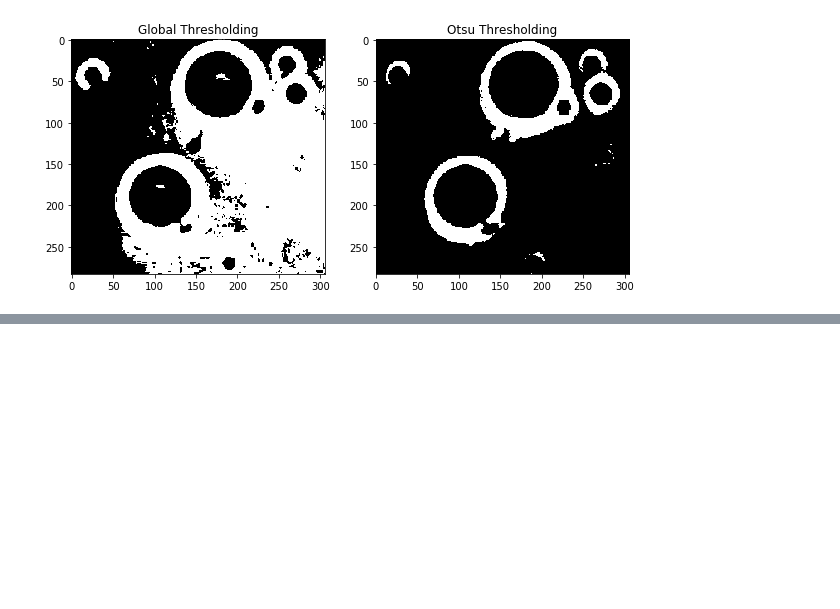
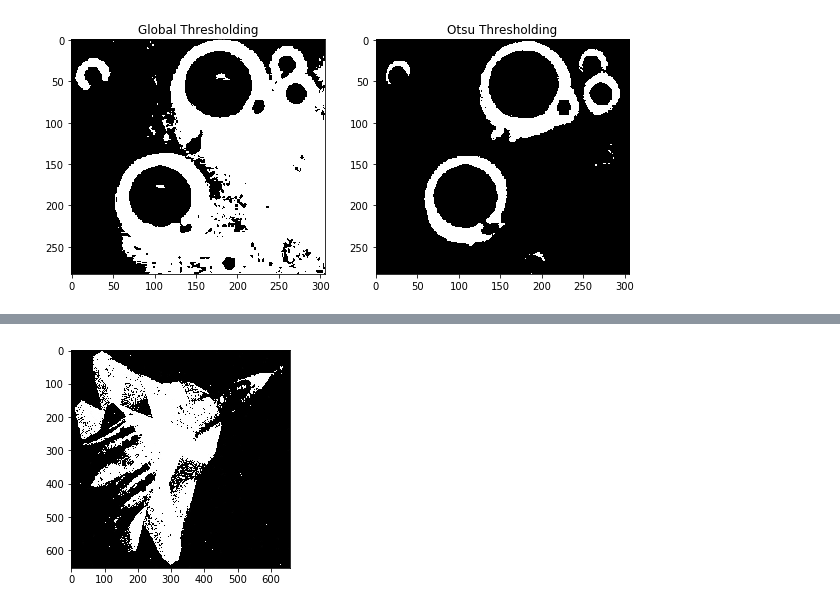
Before and after one commit to allanhung/2019-UIS-MACV, a Jupyter notebook: notebooks/Lecture05_Segmentation_Thresholding_otsu.ipynb, the cells around one changed output, grey strips where cells are left out. Drawn from its saved outputs; the diff is of its cells as text; code cells hidden in the pictures; blank space fills up the shorter version.

```diff
--- a/notebooks/Lecture05_Segmentation_Thresholding_otsu.ipynb
+++ b/notebooks/Lecture05_Segmentation_Thresholding_otsu.ipynb
@@ -242,3 +231,9 @@ plt.show()
+# %%
+# Improve the Otsu's thresholding
+th3 = cv2.imread('../imgs/flyth3.jpg',0);
+plt.imshow(th3, 'gray');
+# %% [output]
+[figure, added]
 # %% [markdown]
 ## Challenge
 
```
Also changed, not shown: parts of 1 cell of this notebook, 1 other file.
